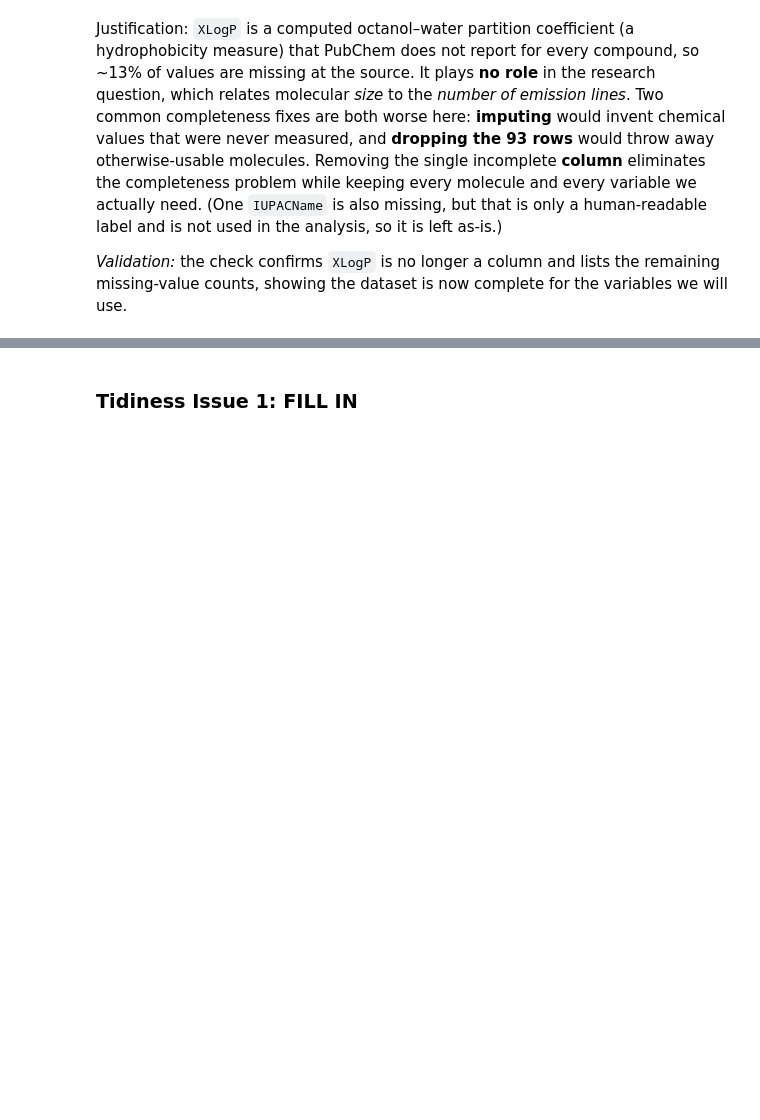
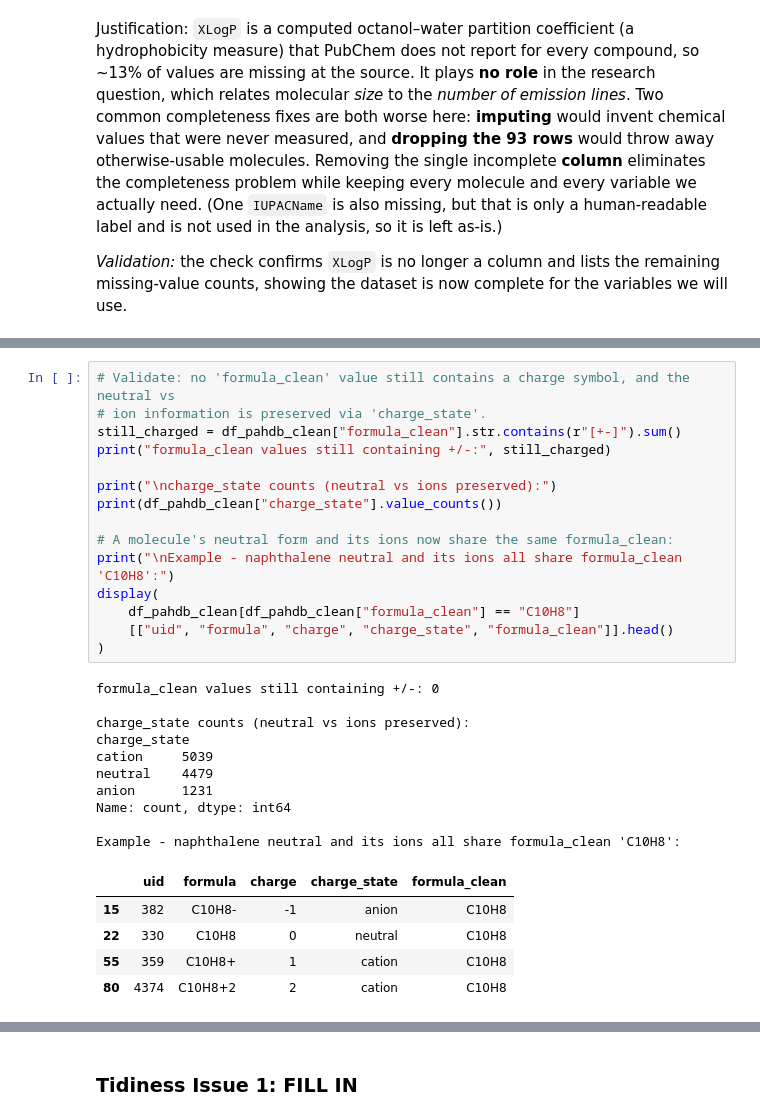
Before and after one commit to thebreadishard/udacity-data-wrangling, a Jupyter notebook: Data_Wrangling_Project_Starter.ipynb, the cells around one changed output, grey strips where cells are left out. Drawn from its saved outputs; the diff is of its cells as text; blank space fills up the shorter version.

```diff
--- a/Data_Wrangling_Project_Starter.ipynb
+++ b/Data_Wrangling_Project_Starter.ipynb
@@ -573,0 +592,31 @@ Justification: *FILL IN*
+# %%
+# Validate: no 'formula_clean' value still contains a charge symbol, and the neutral vs
+# ion information is preserved via 'charge_state'.
+still_charged = df_pahdb_clean["formula_clean"].str.contains(r"[+-]").sum()
+print("formula_clean values still containing +/-:", still_charged)
+
+print("\ncharge_state counts (neutral vs ions preserved):")
+print(df_pahdb_clean["charge_state"].value_counts())
+
+# A molecule's neutral form and its ions now share the same formula_clean:
+print("\nExample - naphthalene neutral and its ions all share formula_clean 'C10H8':")
+display(
+    df_pahdb_clean[df_pahdb_clean["formula_clean"] == "C10H8"]
+    [["uid", "formula", "charge", "charge_state", "formula_clean"]].head()
+)
+# %% [output]
+formula_clean values still containing +/-: 0
+
+charge_state counts (neutral vs ions preserved):
+charge_state
+cation     5039
+neutral    4479
+anion      1231
+Name: count, dtype: int64
+
+Example - naphthalene neutral and its ions all share formula_clean 'C10H8':
+|  | uid | formula | charge | charge_state | formula_clean |
+| 15 | 382 | C10H8- | -1 | anion | C10H8 |
+| 22 | 330 | C10H8 | 0 | neutral | C10H8 |
+| 55 | 359 | C10H8+ | 1 | cation | C10H8 |
+| 80 | 4374 | C10H8+2 | 2 | cation | C10H8 |
```
Also changed, not shown: parts of 7 cells of this notebook.
